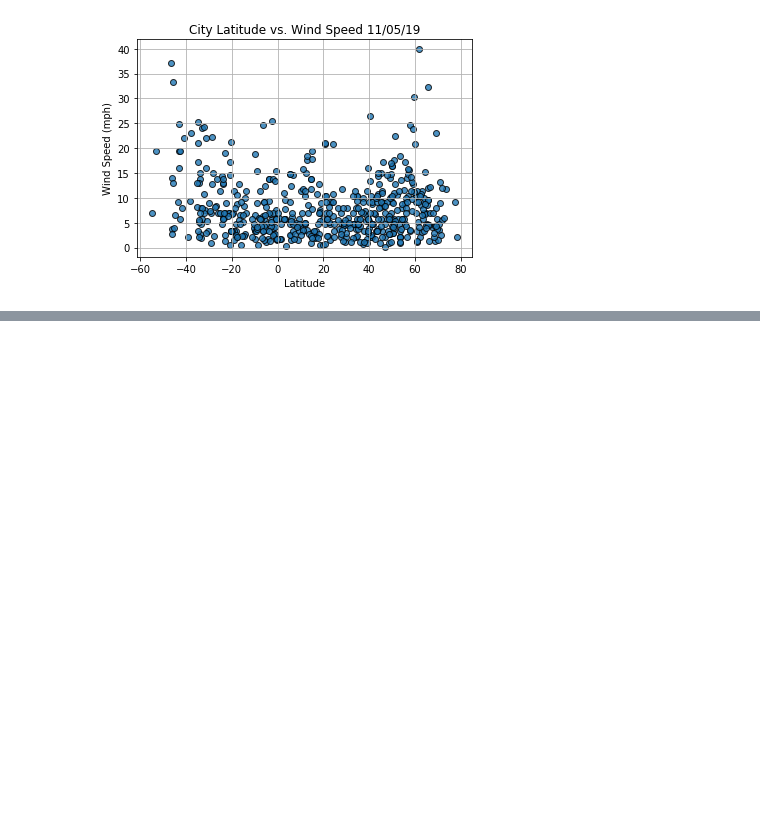
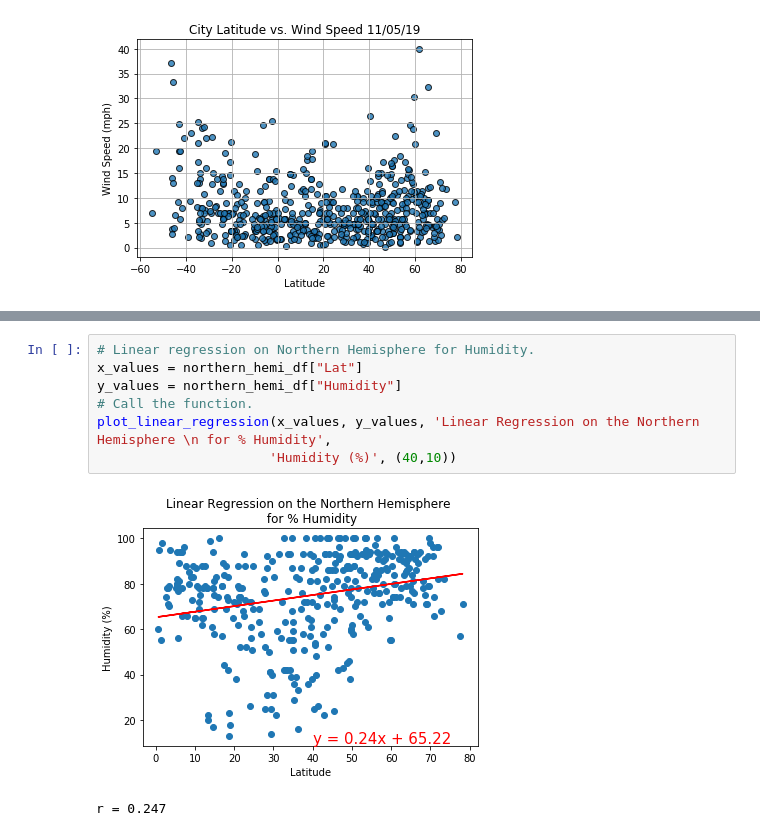
Before and after one commit to JVChermak/JasminChermak_Mod6_Challenge, a Jupyter notebook: WeatherPy.ipynb, the cells around one changed output, grey strips where cells are left out. Saved outputs shown, nothing was run; the diff lists cells and outputs as text; blank space fills up the shorter version.

```diff
--- a/WeatherPy.ipynb
+++ b/WeatherPy.ipynb
@@ -242,0 +304,10 @@ plt.show()
+# %%
+# Linear regression on Northern Hemisphere for Humidity.
+x_values = northern_hemi_df["Lat"]
+y_values = northern_hemi_df["Humidity"]
+# Call the function.
+plot_linear_regression(x_values, y_values, 'Linear Regression on the Northern Hemisphere \n for % Humidity',
+                      'Humidity (%)', (40,10))
+# %% [output]
+[figure, added]
+r = 0.247
```
Also changed, not shown: parts of 10 cells of this notebook.
